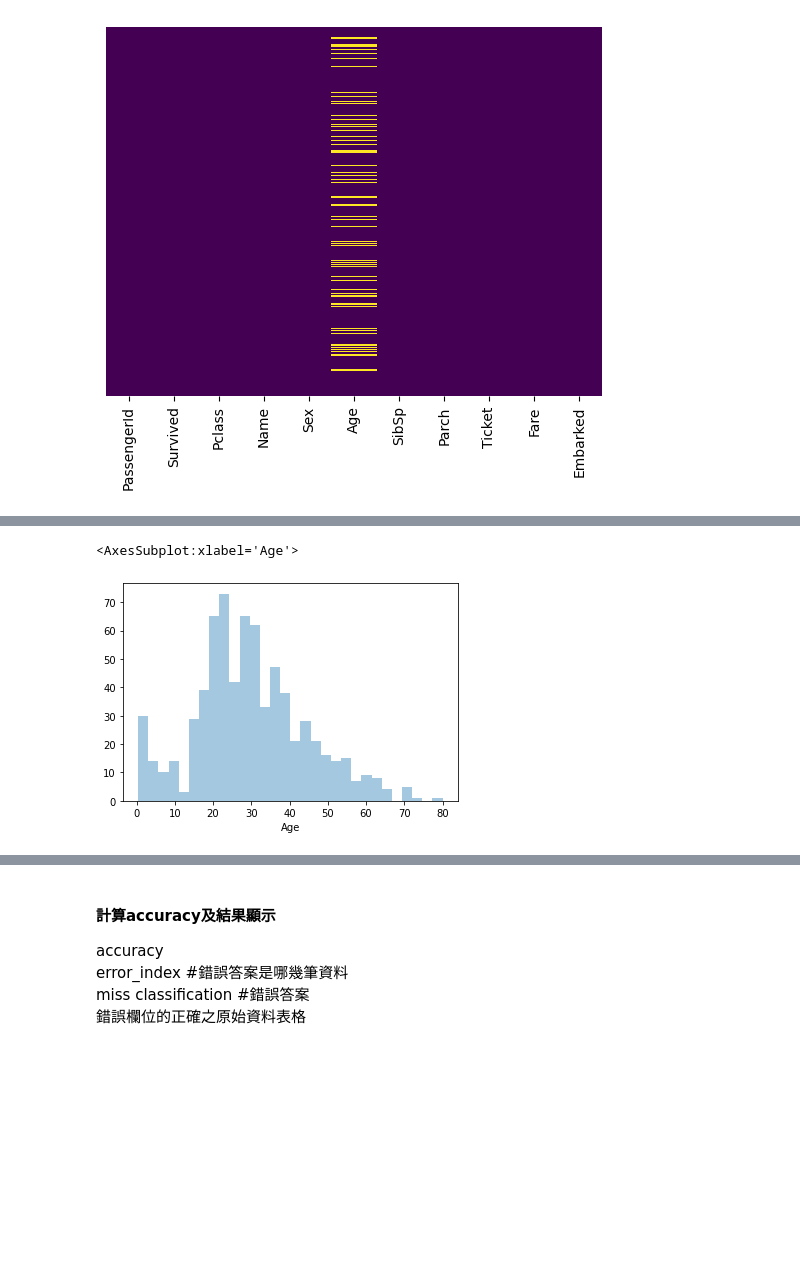
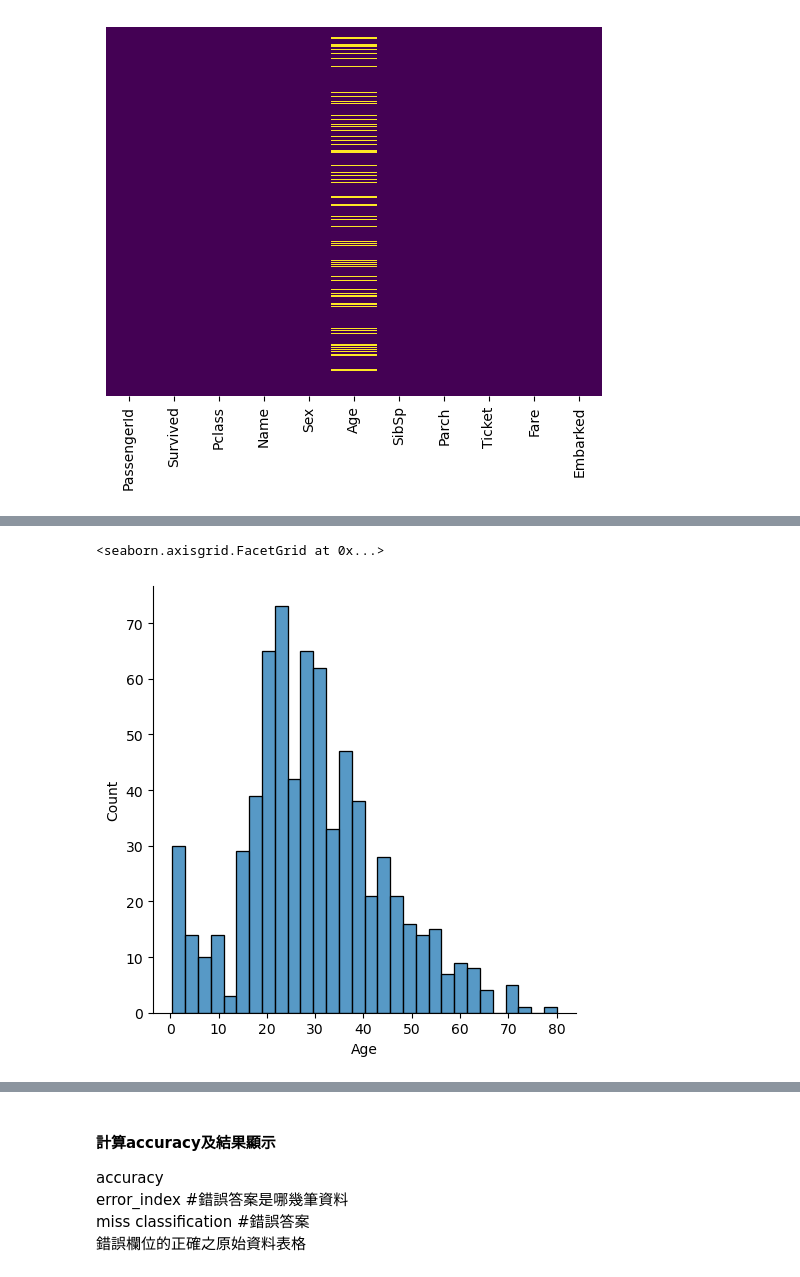
Before and after one commit to Yueh0315/IMLP, a Jupyter notebook: Unit05/02_Logistic regression實戰.ipynb, the cells around one changed output, grey strips where cells are left out. Drawn from its saved outputs; the diff is of its cells as text; code cells hidden in the pictures; blank space fills up the shorter version.

```diff
--- a/Unit05/02_Logistic regression實戰.ipynb
+++ b/Unit05/02_Logistic regression實戰.ipynb
@@ -43,8 +34,8 @@ sns.countplot(x='Survived',hue='Pclass',data=train)
 # %%
 #用直方圖看年齡分佈。缺失資料在此不計。
-sns.distplot(train['Age'].dropna(),kde=False,bins=30)
+sns.displot(train['Age'].dropna(),kde=False,bins=30)
 # %% [output]
-<AxesSubplot:xlabel='Age'>
+<seaborn.axisgrid.FacetGrid at 0x...>
-[figure, old version]
+[figure, new version]
 # %%
 #SibSp代表兄弟姐妹或眷屬人數
```
Also changed, not shown: parts of 16 cells of this notebook, 2 other files.
